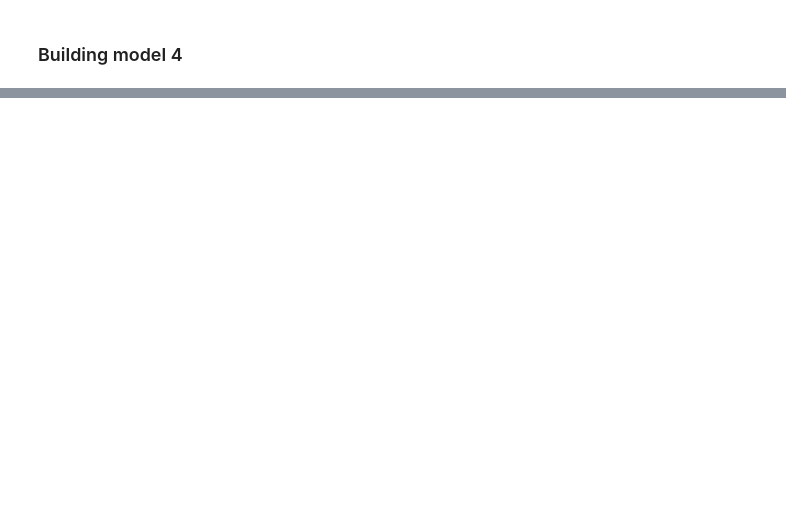
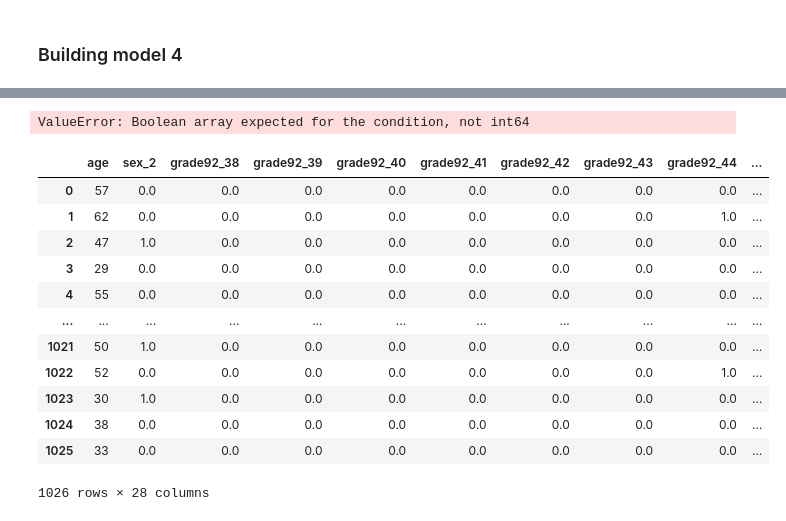
Before and after one commit to thimaipham/CEU_DA3_Assignment1, a Jupyter notebook: Assignment1_ThiMaiPham.ipynb, the cells around one changed output, grey strips where cells are left out. Drawn from its saved outputs; the diff is of its cells as text; code cells hidden in the pictures; blank space fills up the shorter version.

```diff
--- a/Assignment1_ThiMaiPham.ipynb
+++ b/Assignment1_ThiMaiPham.ipynb
@@ -159,3 +159,16 @@ y_encoded = data_cleaned_encoded['earnings_per_hour']
+# %%
+# Classify predictors
+# Grade92
+grade92_specific_columns = ['grade92_38', 'grade92_39', 'grade92_40', 'grade92_41',
+                            'grade92_42', 'grade92_43', 'grade92_44', 'grade92_45', 'grade92_46']
+
+#prcitshp - Citizenship status
+prcitshp_specific_colums = ['prcitshp_Foreign Born, US Cit By Naturalization',
+                            'prcitshp_Native, Born Abroad Of US Parent(s)',
+                            'prcitshp_Native, Born In US',
+                            'prcitshp_Native, Born in PR or US Outlying Area']
+class_specific_columns = [ 'class_Government - Local', 'class_Government - State',
+                          'class_Private, For Profit', 'class_Private, Nonprofit']
 # %% [markdown]
 ### Building Model 1 using `age` as the predictor
 # %%
@@ -186,0 +260,40 @@ BIC of Model 1: 8682.252114902585
+# %%
+
+# Adding a constant to the model
+X4 = sm.add_constant(data_cleaned_encoded[predictors_model_4])
+
+# Fitting the OLS model
+model_4 = sm.OLS(y_encoded, X4).fit()
+
+# Evaluating Model 3
+# Predicting earnings and calculating RMSE
+predicted_earnings_4 = model_4.predict(X4)
+rmse_4 = np.sqrt(mean_squared_error(y_encoded, predicted_earnings_4))
+
+# Calculating BIC for Model 3
+bic_4 = model_4.bic
+
+# Printing the results
+print("RMSE of Model 1:", rmse_4)
+print("BIC of Model 1:", bic_4)
+# %% [output]
+ValueError: Boolean array expected for the condition, not int64
+# %%
+data_cleaned_encoded[['age', 'sex_2'] + grade92_specific_columns +
+                      prcitshp_specific_colums +
+                      class_specific_columns +
+                      race_specific_columns]
+# %% [output]
+|  | age | sex_2 | grade92_38 | grade92_39 | grade92_40 | grade92_41 | grade92_42 | grade92_43 | grade92_44 | ... |
+| 0 | 57 | 0.0 | 0.0 | 0.0 | 0.0 | 0.0 | 0.0 | 0.0 | 0.0 | ... |
+| 1 | 62 | 0.0 | 0.0 | 0.0 | 0.0 | 0.0 | 0.0 | 0.0 | 1.0 | ... |
+| 2 | 47 | 1.0 | 0.0 | 0.0 | 0.0 | 0.0 | 0.0 | 0.0 | 0.0 | ... |
+| 3 | 29 | 0.0 | 0.0 | 0.0 | 0.0 | 0.0 | 0.0 | 0.0 | 0.0 | ... |
+| 4 | 55 | 0.0 | 0.0 | 0.0 | 0.0 | 0.0 | 0.0 | 0.0 | 0.0 | ... |
+| ... | ... | ... | ... | ... | ... | ... | ... | ... | ... | ... |
+| 1021 | 50 | 1.0 | 0.0 | 0.0 | 0.0 | 0.0 | 0.0 | 0.0 | 0.0 | ... |
+| 1022 | 52 | 0.0 | 0.0 | 0.0 | 0.0 | 0.0 | 0.0 | 0.0 | 1.0 | ... |
+| 1023 | 30 | 1.0 | 0.0 | 0.0 | 0.0 | 0.0 | 0.0 | 0.0 | 0.0 | ... |
+| 1024 | 38 | 0.0 | 0.0 | 0.0 | 0.0 | 0.0 | 0.0 | 0.0 | 0.0 | ... |
+| 1025 | 33 | 0.0 | 0.0 | 0.0 | 0.0 | 0.0 | 0.0 | 0.0 | 0.0 | ... |
+1026 rows × 28 columns
```
Also changed, not shown: parts of 8 cells of this notebook.
